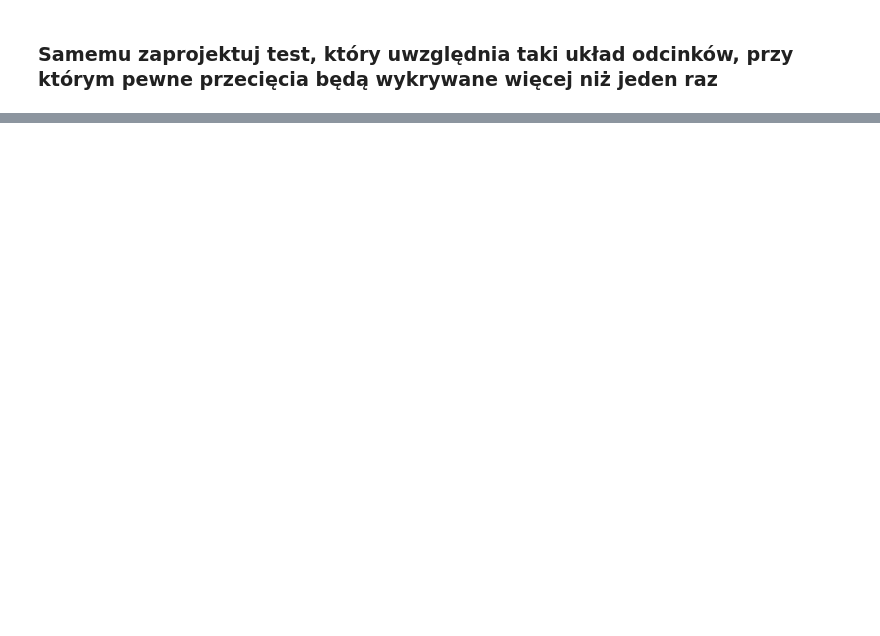
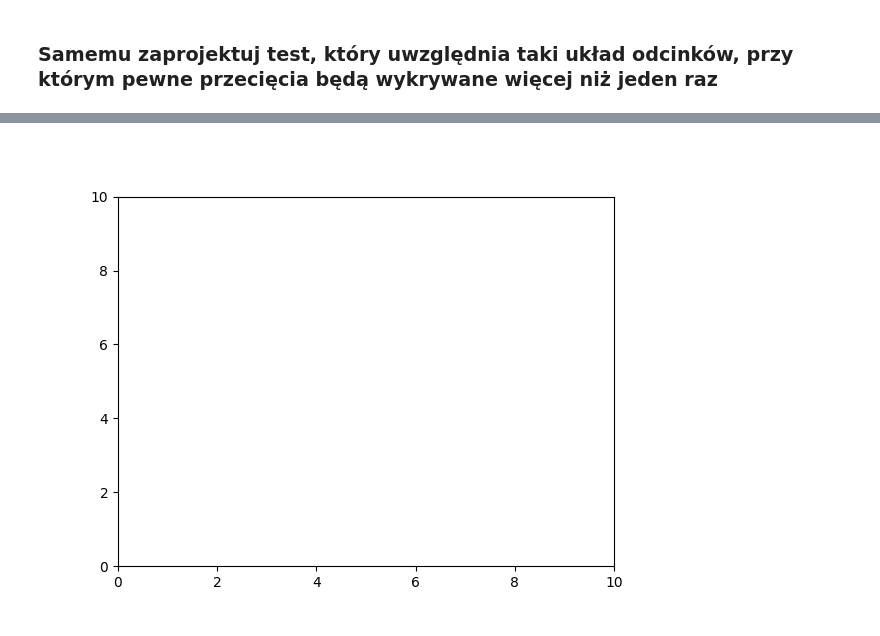
Before and after one commit to radoslawrolka/Geometric_Algorithms, a Jupyter notebook: lab4/Rolka_kod_4.ipynb, the cells around one changed output, grey strips where cells are left out. Drawn from its saved outputs; the diff is of its cells as text; code cells hidden in the pictures; blank space fills up the shorter version.

```diff
--- a/lab4/Rolka_kod_4.ipynb
+++ b/lab4/Rolka_kod_4.ipynb
@@ -564,0 +571,44 @@ Zaimplementuj inną strukturę stanu. Opisz ją w sprawozdaniu. Porównaj efekty
+# %%
+#user input segments
+import matplotlib.pyplot as plt
+%matplotlib widget
+
+fig = plt.figure()
+ax = fig.add_subplot(111)
+ax.set_xlim([0, 10])
+ax.set_ylim([0, 10])
+
+segments_user = []
+points_x = []
+points_y = []
+finished = False
+flag = False
+
+def onclick(event):
+    global finished, points_x, points_y, flag, segments_user, a
+    if event.button == 1:  # Left mouse button (LMB)
+        if not finished:
+            points_x.append(event.xdata)
+            points_y.append(event.ydata)
+            plt.plot(points_x, points_y, '.', c='blue')
+            for i in range(0, len(points_x), 2):
+                plt.plot(points_x[i:i+2], points_y[i:i+2], c='blue')
+            if len(points_x)%2:
+                plt.plot(points_x[-1], points_y[-1], '.', c='red')
+            fig.canvas.draw()
+    elif event.button == 3:  # Right mouse button (RMB)
+        if len(points_x) > 0:
+            col = 'green'
+            finished = True
+            plt.plot(points_x, points_y, '.', c='green')
+            for i in range(0, len(points_x), 2):
+                plt.plot(points_x[i:i+2], points_y[i:i+2], c='green')
+            for i in range(0, len(points_x), 2):
+                segments_user.append((points_x[i], points_y[i]), (points_x[i+1], points_y[i+1]))
+            fig.canvas.draw()
+
+cid = fig.canvas.mpl_connect('button_press_event', onclick)
+plt.show()
+%matplotlib notebook
+# %% [output]
+[figure, added]
```
Also changed, not shown: parts of 11 cells of this notebook.
